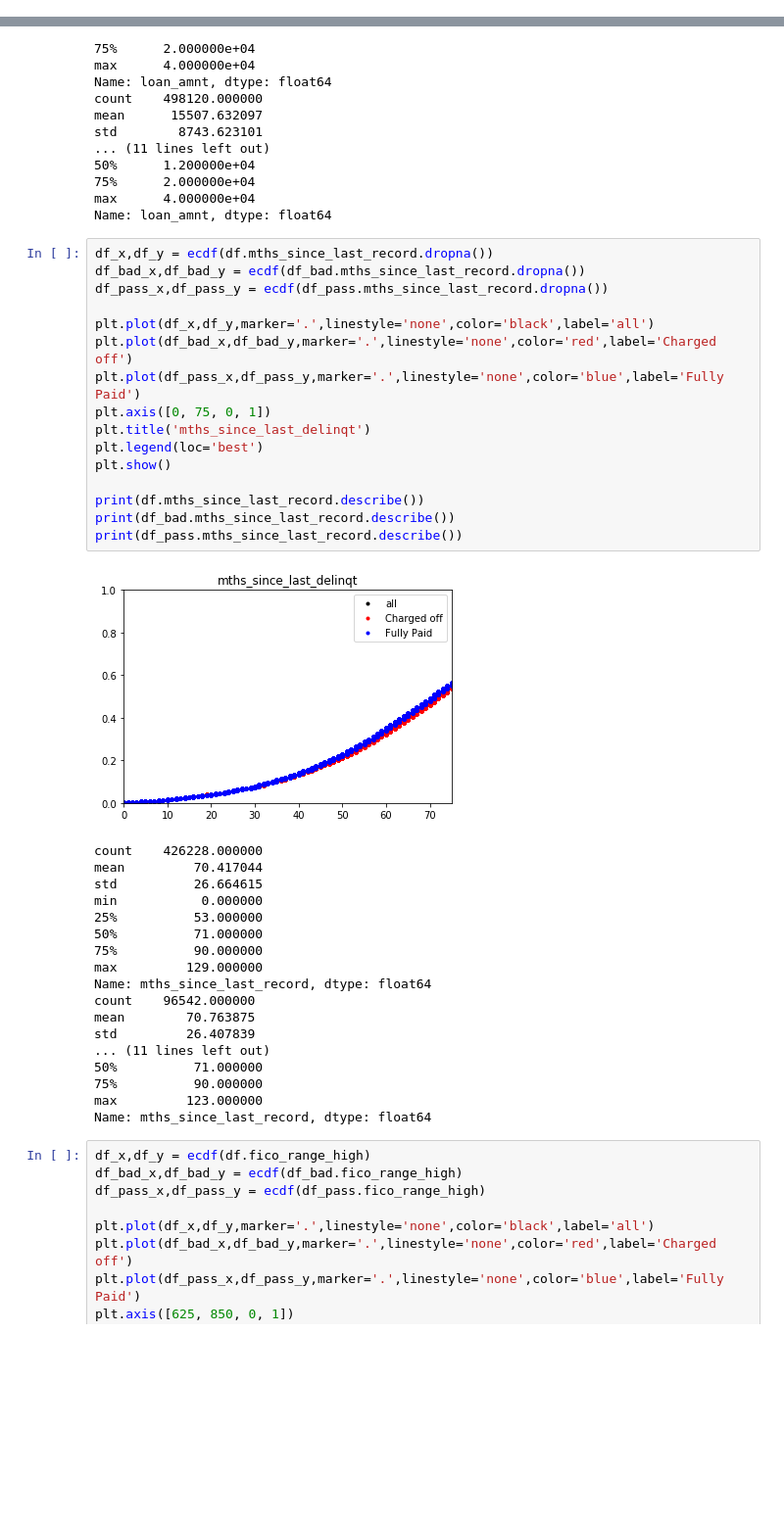
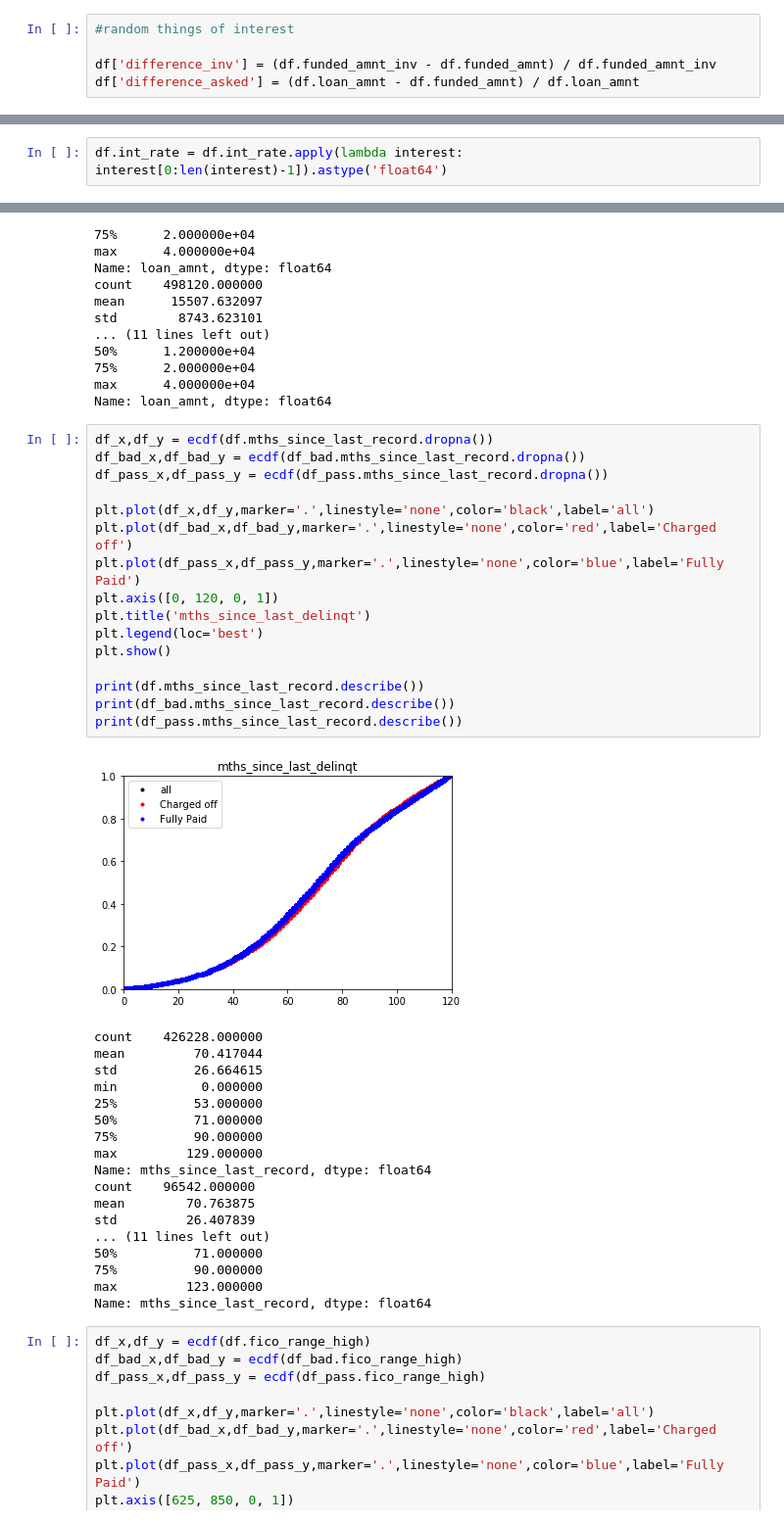
Before and after one commit to georgelee144/lending_club, a Jupyter notebook: loan_data cleaning and stats.ipynb, the cells around one changed output, grey strips where cells are left out. Shown: that part at 98% size. Cells and saved outputs as stored; diff of their text form; blank space fills up the shorter version.

```diff
--- a/loan_data cleaning and stats.ipynb
+++ b/loan_data cleaning and stats.ipynb
@@ -68,3 +59,8 @@ memory usage: 2.2+ GB
+# %%
+#random things of interest
+
+df['difference_inv'] = (df.funded_amnt_inv - df.funded_amnt) / df.funded_amnt_inv
+df['difference_asked'] = (df.loan_amnt - df.funded_amnt) / df.loan_amnt
 # %%
 df_bad = df.loc[df.loan_status==0]
 df_pass = df.loc[df.loan_status==1]
@@ -75,3 +71,5 @@ len(df_bad),len(df_pass)
 # %% [output]
 0.19864095324687756
 (498120, 2009520)
+# %%
+df.int_rate = df.int_rate.apply(lambda interest: interest[0:len(interest)-1]).astype('float64')
@@ -461,21 +594,21 @@ Name: loan_amnt, dtype: float64
 # %%
 df_x,df_y = ecdf(df.mths_since_last_record.dropna())
 df_bad_x,df_bad_y = ecdf(df_bad.mths_since_last_record.dropna())
 df_pass_x,df_pass_y = ecdf(df_pass.mths_since_last_record.dropna())
 
 plt.plot(df_x,df_y,marker='.',linestyle='none',color='black',label='all')
 plt.plot(df_bad_x,df_bad_y,marker='.',linestyle='none',color='red',label='Charged off')
 plt.plot(df_pass_x,df_pass_y,marker='.',linestyle='none',color='blue',label='Fully Paid')
-plt.axis([0, 75, 0, 1])
+plt.axis([0, 120, 0, 1])
 plt.title('mths_since_last_delinqt')
 plt.legend(loc='best')
 plt.show()
 
 print(df.mths_since_last_record.describe())
 print(df_bad.mths_since_last_record.describe())
 print(df_pass.mths_since_last_record.describe())
 # %% [output]
-[figure, old version]
+[figure, new version]
 count    426228.000000
 mean         70.417044
 std          26.664615
```
Also changed, not shown: parts of 24 cells of this notebook.
